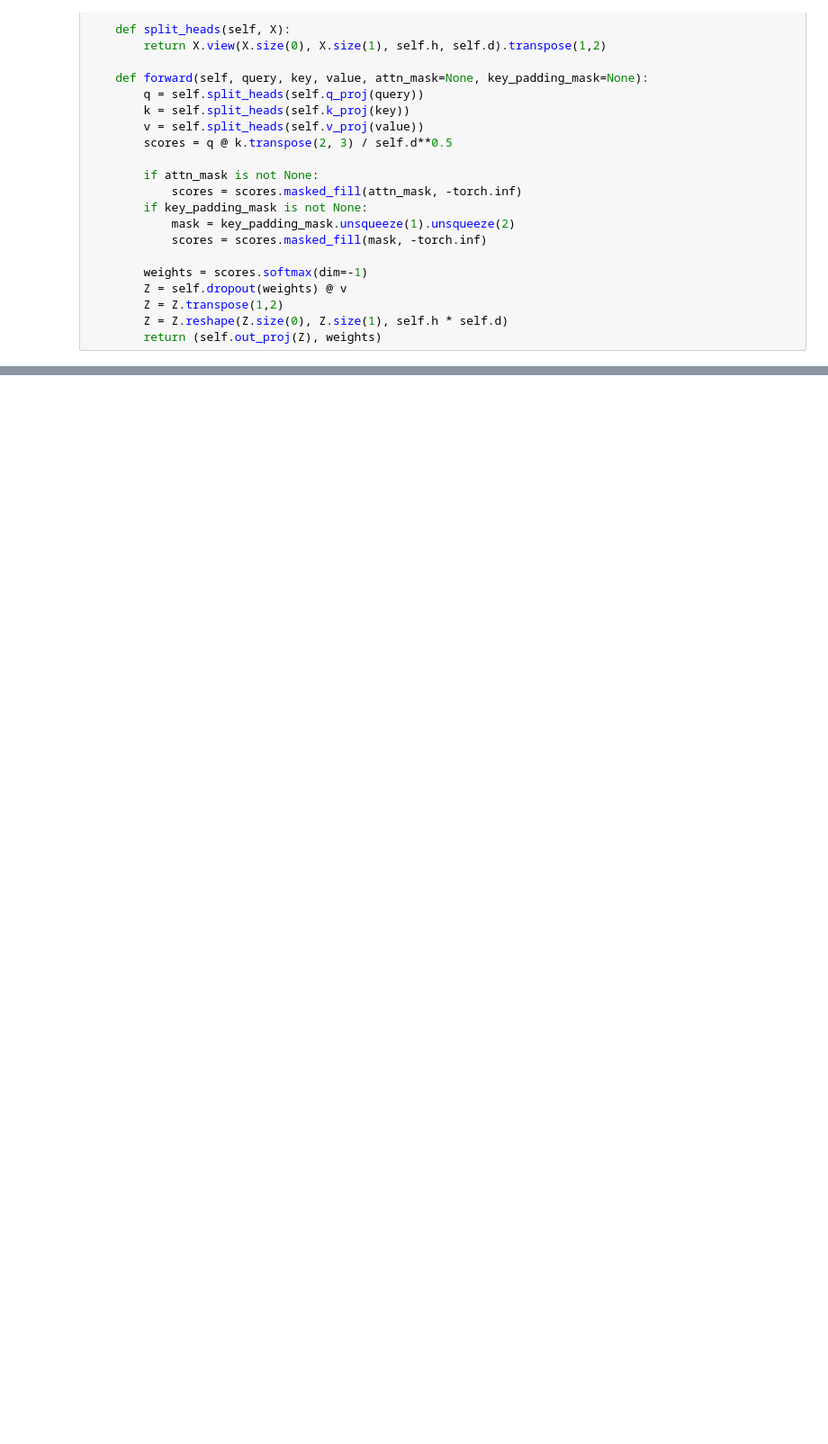
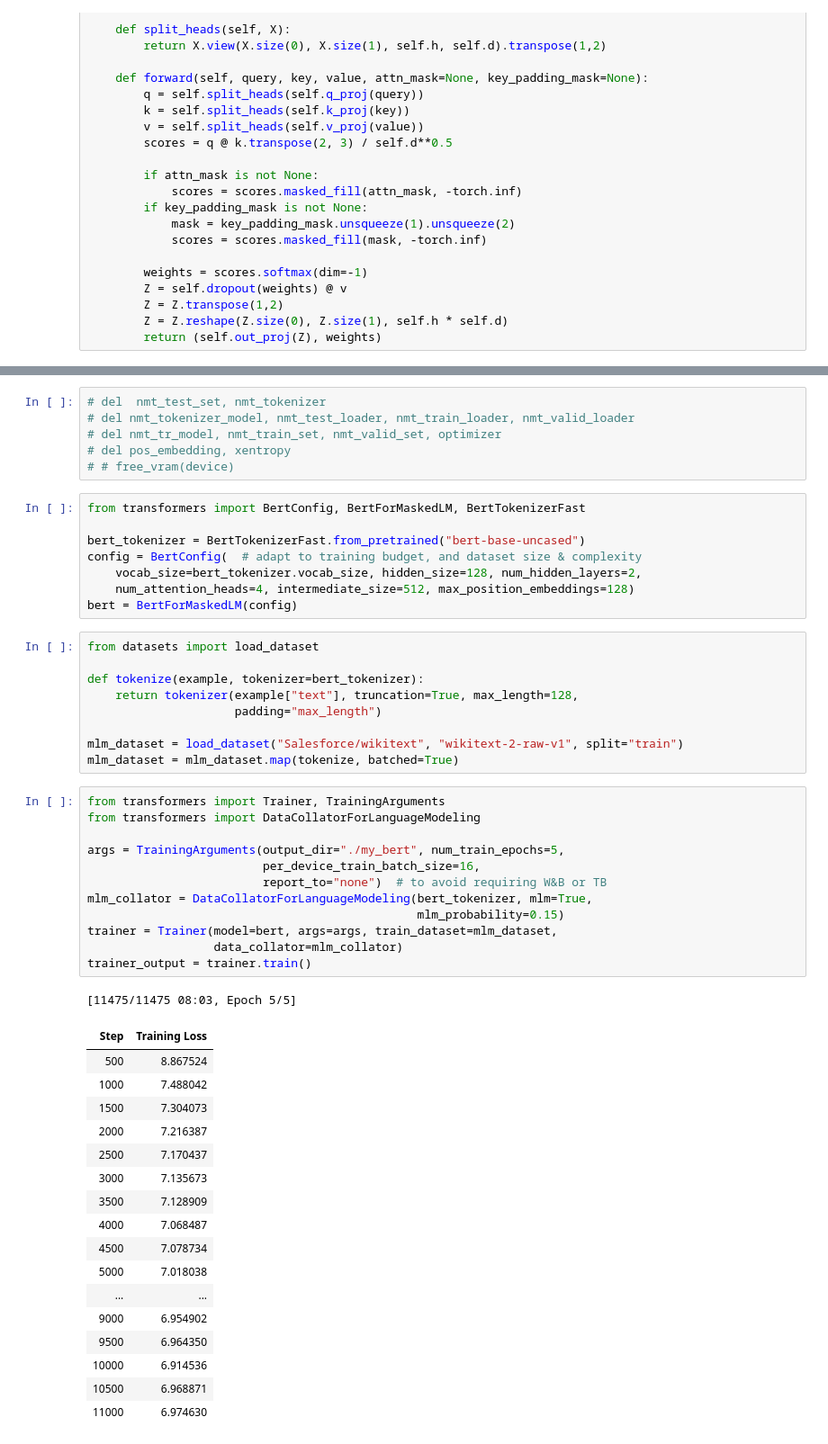
Before and after one commit to proutkarsh3104/Machine-learning-book, a Jupyter notebook: Pytorch AI/chapter_15_Transformers_for_natural_language_processing_and_chatbots.ipynb, the cells around one changed output, grey strips where cells are left out. Shown at 90% size. Drawn from its saved outputs; the diff is of its cells as text; blank space fills up the shorter version.

Commit message:
finished bert pretraining

```diff
--- a/Pytorch AI/chapter_15_Transformers_for_natural_language_processing_and_chatbots.ipynb
+++ b/Pytorch AI/chapter_15_Transformers_for_natural_language_processing_and_chatbots.ipynb
@@ -199,0 +408,54 @@ class MultiheadAttention(nn.Module):
+# %%
+# del  nmt_test_set, nmt_tokenizer
+# del nmt_tokenizer_model, nmt_test_loader, nmt_train_loader, nmt_valid_loader
+# del nmt_tr_model, nmt_train_set, nmt_valid_set, optimizer
+# del pos_embedding, xentropy
+# # free_vram(device)
+# %%
+from transformers import BertConfig, BertForMaskedLM, BertTokenizerFast
+
+bert_tokenizer = BertTokenizerFast.from_pretrained("bert-base-uncased")
+config = BertConfig(  # adapt to training budget, and dataset size & complexity
+    vocab_size=bert_tokenizer.vocab_size, hidden_size=128, num_hidden_layers=2,
+    num_attention_heads=4, intermediate_size=512, max_position_embeddings=128)
+bert = BertForMaskedLM(config)
+# %%
+from datasets import load_dataset
+
+def tokenize(example, tokenizer=bert_tokenizer):
+    return tokenizer(example["text"], truncation=True, max_length=128,
+                     padding="max_length")
+
+mlm_dataset = load_dataset("Salesforce/wikitext", "wikitext-2-raw-v1", split="train")
+mlm_dataset = mlm_dataset.map(tokenize, batched=True)
+# %%
+from transformers import Trainer, TrainingArguments
+from transformers import DataCollatorForLanguageModeling
+
+args = TrainingArguments(output_dir="./my_bert", num_train_epochs=5,
+                         per_device_train_batch_size=16,
+                         report_to="none")  # to avoid requiring W&B or TB
+mlm_collator = DataCollatorForLanguageModeling(bert_tokenizer, mlm=True,
+                                               mlm_probability=0.15)
+trainer = Trainer(model=bert, args=args, train_dataset=mlm_dataset,
+                  data_collator=mlm_collator)
+trainer_output = trainer.train()
+# %% [output]
+[11475/11475 08:03, Epoch 5/5]
+| Step | Training Loss |
+| 500 | 8.867524 |
+| 1000 | 7.488042 |
+| 1500 | 7.304073 |
+| 2000 | 7.216387 |
+| 2500 | 7.170437 |
+| 3000 | 7.135673 |
+| 3500 | 7.128909 |
+| 4000 | 7.068487 |
+| 4500 | 7.078734 |
+| 5000 | 7.018038 |
+| ... | ... |
+| 9000 | 6.954902 |
+| 9500 | 6.964350 |
+| 10000 | 6.914536 |
+| 10500 | 6.968871 |
+| 11000 | 6.974630 |
```
Also changed, not shown: parts of 15 cells of this notebook.
